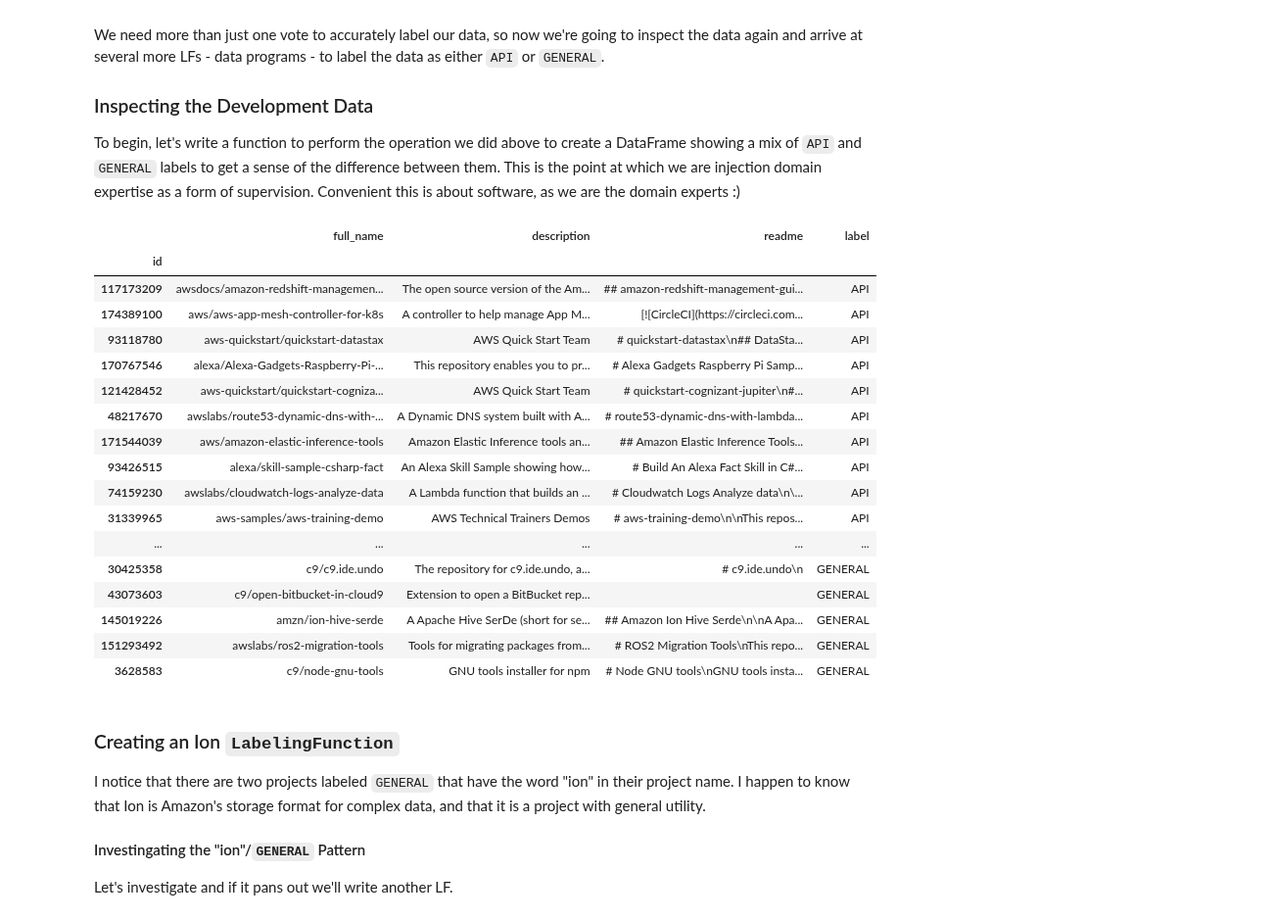
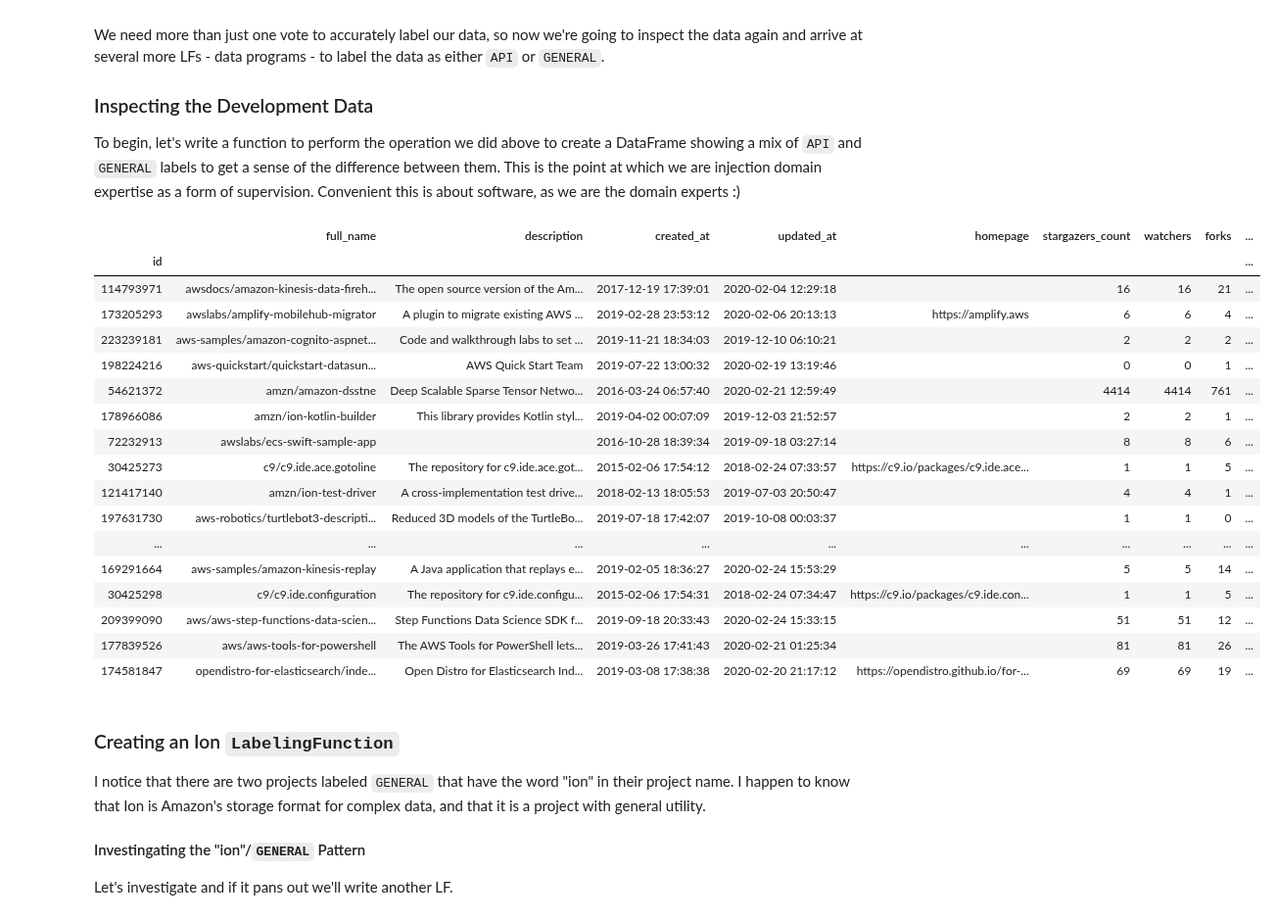
Before and after one commit to rjurney/weakly_supervised_learning_code, a Jupyter notebook: ch03/Introducing Snorkel.ipynb, the cells around one changed output. Shown at 98% size. Drawn from its saved outputs; the diff is of its cells as text; code cells hidden in the pictures.

```diff
--- a/ch03/Introducing Snorkel.ipynb
+++ b/ch03/Introducing Snorkel.ipynb
@@ -65,0 +46,33 @@ readme_df.head()
+# %%
+# Show all columns to see the data menu :)
+pd.options.display.max_columns = None
+
+# Load the labeled data made up of Github API data and Github READMEs
+df = pd.read_json('../data/amazon_github_repos.json.bz2', lines=True, compression='bz2')
+
+# Trim the fields so we can see the data
+df = df[[
+    'id',
+    'full_name',
+    'description',
+    'created_at',
+    'updated_at',
+    'homepage',
+    'stargazers_count',
+    'watchers',
+    'forks',
+    'open_issues',
+    'license',
+    'readme',
+    'label'
+]]
+
+df['license'] = df['license'].apply(lambda x: x['name'] if x and 'name' in x else '')
+
+# Remove empties to avoid spaCy processing errors
+df = df.fillna('')
+
+# Set the index to the project ID
+df = df.set_index('id')
+
+df.head()
@@ -100,7 +121,7 @@ Percentage of projects for Amazon products/APIs: 0.000%
 
 We throw out `DEAD`, `RESEARCH` and `OTHER` to focus on `API` vs `GENERAL` - is an open source project of general utility or is it a client to a company's commercial products? Highly imabalanced classes are hard to deal with when building a classifier, and 1:9 for `GENERAL`:`API` is bad enough.
 # %%
-df = readme_df[readme_df['label'].isin(['API', 'GENERAL'])]
+df = df[df['label'].isin(['API', 'GENERAL'])]
 
 print(f'Total records with API/GENERAL labels: {len(df.index):,}')
 
@@ -342,32 +362,32 @@ To begin, let's write a function to perform the operation we did above to create
 # %%
 def stratified_sample(a_df, b_df, labels, n=[20, 10]):
     """Given two pd.DataFrames, their labels and desired ratios, acreate a stratified sample and display n records"""
     a_sample_df = a_df[a_df['label'] == labels[0]].sample(frac=1).head(n[0]).sort_values(by='label')
     b_sample_df = b_df[b_df['label'] == labels[1]].sample(frac=1).head(n[1]).sort_values(by='label')
 
-    return a_df.append(b_df).head(sum(n))
+    return a_df.append(b_df).sample(frac=1.0).head(sum(n))
 
 
 stratified_sample(api_df, general_df, ['API', 'GENERAL'])
 # %% [output]
-|  | full_name | description | readme | label |
-| id |  |  |  |  |
-| 117173209 | awsdocs/amazon-redshift-managemen... | The open source version of the Am... | ## amazon-redshift-management-gui... | API |
-| 174389100 | aws/aws-app-mesh-controller-for-k8s | A controller to help manage App M... | [![CircleCI](https://circleci.com... | API |
-| 93118780 | aws-quickstart/quickstart-datastax | AWS Quick Start Team | # quickstart-datastax\n## DataSta... | API |
-| 170767546 | alexa/Alexa-Gadgets-Raspberry-Pi-... | This repository enables you to pr... | # Alexa Gadgets Raspberry Pi Samp... | API |
-| 121428452 | aws-quickstart/quickstart-cogniza... | AWS Quick Start Team | # quickstart-cognizant-jupiter\n#... | API |
-| 48217670 | awslabs/route53-dynamic-dns-with-... | A Dynamic DNS system built with A... | # route53-dynamic-dns-with-lambda... | API |
-| 171544039 | aws/amazon-elastic-inference-tools | Amazon Elastic Inference tools an... | ## Amazon Elastic Inference Tools... | API |
-| 93426515 | alexa/skill-sample-csharp-fact | An Alexa Skill Sample showing how... | # Build An Alexa Fact Skill in C#... | API |
-| 74159230 | awslabs/cloudwatch-logs-analyze-data | A Lambda function that builds an ... | # Cloudwatch Logs Analyze data\n\... | API |
-| 31339965 | aws-samples/aws-training-demo | AWS Technical Trainers Demos | # aws-training-demo\n\nThis repos... | API |
-| ... | ... | ... | ... | ... |
-| 30425358 | c9/c9.ide.undo | The repository for c9.ide.undo, a... | # c9.ide.undo\n | GENERAL |
-| 43073603 | c9/open-bitbucket-in-cloud9 | Extension to open a BitBucket rep... |  | GENERAL |
-| 145019226 | amzn/ion-hive-serde | A Apache Hive SerDe (short for se... | ## Amazon Ion Hive Serde\n\nA Apa... | GENERAL |
-| 151293492 | awslabs/ros2-migration-tools | Tools for migrating packages from... | # ROS2 Migration Tools\nThis repo... | GENERAL |
-| 3628583 | c9/node-gnu-tools | GNU tools installer for npm | # Node GNU tools\nGNU tools insta... | GENERAL |
+|  | full_name | description | created_at | updated_at | homepage | stargazers_count | watchers | forks | ... |
+| id |  |  |  |  |  |  |  |  | ... |
+| 114793971 | awsdocs/amazon-kinesis-data-fireh... | The open source version of the Am... | 2017-12-19 17:39:01 | 2020-02-04 12:29:18 |  | 16 | 16 | 21 | ... |
+| 173205293 | awslabs/amplify-mobilehub-migrator | A plugin to migrate existing AWS ... | 2019-02-28 23:53:12 | 2020-02-06 20:13:13 | https://amplify.aws | 6 | 6 | 4 | ... |
+| 223239181 | aws-samples/amazon-cognito-aspnet... | Code and walkthrough labs to set ... | 2019-11-21 18:34:03 | 2019-12-10 06:10:21 |  | 2 | 2 | 2 | ... |
+| 198224216 | aws-quickstart/quickstart-datasun... | AWS Quick Start Team | 2019-07-22 13:00:32 | 2020-02-19 13:19:46 |  | 0 | 0 | 1 | ... |
+| 54621372 | amzn/amazon-dsstne | Deep Scalable Sparse Tensor Netwo... | 2016-03-24 06:57:40 | 2020-02-21 12:59:49 |  | 4414 | 4414 | 761 | ... |
+| 178966086 | amzn/ion-kotlin-builder | This library provides Kotlin styl... | 2019-04-02 00:07:09 | 2019-12-03 21:52:57 |  | 2 | 2 | 1 | ... |
+| 72232913 | awslabs/ecs-swift-sample-app |  | 2016-10-28 18:39:34 | 2019-09-18 03:27:14 |  | 8 | 8 | 6 | ... |
+| 30425273 | c9/c9.ide.ace.gotoline | The repository for c9.ide.ace.got... | 2015-02-06 17:54:12 | 2018-02-24 07:33:57 | https://c9.io/packages/c9.ide.ace... | 1 | 1 | 5 | ... |
+| 121417140 | amzn/ion-test-driver | A cross-implementation test drive... | 2018-02-13 18:05:53 | 2019-07-03 20:50:47 |  | 4 | 4 | 1 | ... |
+| 197631730 | aws-robotics/turtlebot3-descripti... | Reduced 3D models of the TurtleBo... | 2019-07-18 17:42:07 | 2019-10-08 00:03:37 |  | 1 | 1 | 0 | ... |
+| ... | ... | ... | ... | ... | ... | ... | ... | ... | ... |
+| 169291664 | aws-samples/amazon-kinesis-replay | A Java application that replays e... | 2019-02-05 18:36:27 | 2020-02-24 15:53:29 |  | 5 | 5 | 14 | ... |
+| 30425298 | c9/c9.ide.configuration | The repository for c9.ide.configu... | 2015-02-06 17:54:31 | 2018-02-24 07:34:47 | https://c9.io/packages/c9.ide.con... | 1 | 1 | 5 | ... |
+| 209399090 | aws/aws-step-functions-data-scien... | Step Functions Data Science SDK f... | 2019-09-18 20:33:43 | 2020-02-24 15:33:15 |  | 51 | 51 | 12 | ... |
+| 177839526 | aws/aws-tools-for-powershell | The AWS Tools for PowerShell lets... | 2019-03-26 17:41:43 | 2020-02-21 01:25:34 |  | 81 | 81 | 26 | ... |
+| 174581847 | opendistro-for-elasticsearch/inde... | Open Distro for Elasticsearch Ind... | 2019-03-08 17:38:38 | 2020-02-20 21:17:12 | https://opendistro.github.io/for-... | 69 | 69 | 19 | ... |
 # %% [markdown]
 ### Creating an Ion `LabelingFunction`
 
```
Also changed, not shown: parts of 42 cells of this notebook.
